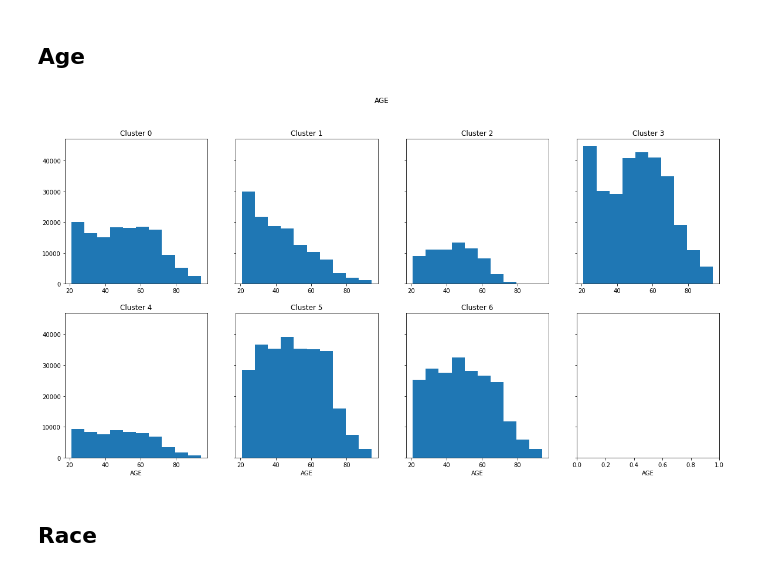
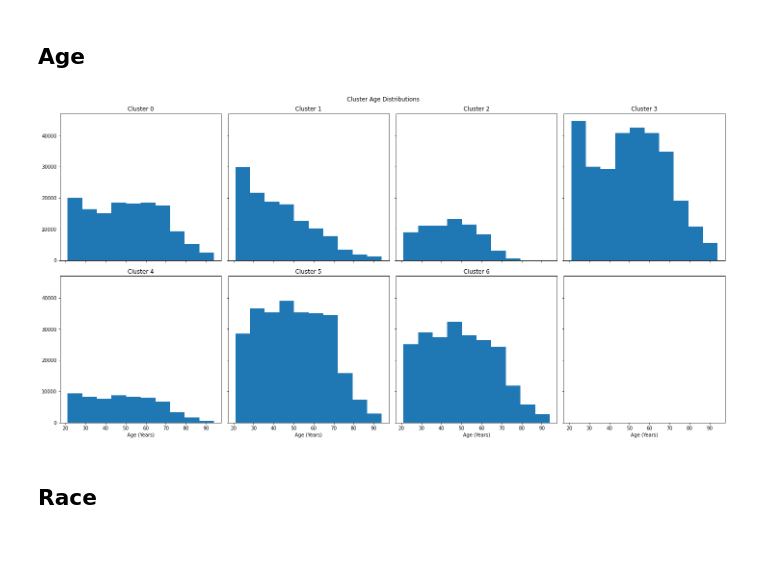
Before and after one commit to aren-kab/CDI-Capstone, a Jupyter notebook: 2019Clustering.ipynb, the cells around one changed output. Saved outputs shown, nothing was run; the diff lists cells and outputs as text; code cells hidden in the pictures; blank space fills up the shorter version.

```diff
--- a/2019Clustering.ipynb
+++ b/2019Clustering.ipynb
@@ -426,7 +477,7 @@ dfBb
 # %% [markdown]
 ## Commute Time
 # %%
-fig, axs = plt.subplots(2, 4, sharey=True, figsize=(20,10))
+fig, axs = plt.subplots(2, 4, sharex=True, figsize=(20,10))
 fig.suptitle("Cluster Commute Time Distributions")
 
 axs[0, 0].hist(clust0['TRANTIME'])
@@ -444,6 +495,7 @@ axs[1, 1].set_title('Cluster 5')
 axs[1, 2].hist(clust6['TRANTIME'])
 axs[1, 2].set_title('Cluster 6')
 
-for ax in axs.flat:
+plt.tight_layout()
+for ax in axs.flat[4:]:
     ax.set(xlabel='Commute Time (Minutes)')
 # %% [output]
@@ -451,7 +503,7 @@ for ax in axs.flat:
 # %% [markdown]
 ## Drinking Water
 # %%
-fig, axs = plt.subplots(2, 4, sharey=True, figsize=(20,10))
+fig, axs = plt.subplots(2, 4, figsize=(20,10))
 fig.suptitle("Cluster Drinking Water Distributions")
 
 axs[0, 0].hist(clust0['DrinkingWater'])
@@ -469,6 +521,7 @@ axs[1, 1].set_title('Cluster 5')
 axs[1, 2].hist(clust6['DrinkingWater'])
 axs[1, 2].set_title('Cluster 6')
 
+plt.tight_layout()
 for ax in axs.flat[4:]:
-    ax.set(xlabel='Clean Drinking Water')
+    ax.set(xlabel='% in a Given Area Whose Water Provider has a Violation ')
 # %% [output]
@@ -476,7 +529,7 @@ for ax in axs.flat[4:]:
 # %% [markdown]
 ## Early Education
 # %%
-fig, axs = plt.subplots(2, 4, sharey=True, figsize=(20,10))
+fig, axs = plt.subplots(2, 4, sharex=True, figsize=(20,10))
 fig.suptitle("Cluster Early Education Distributions")
 
 axs[0, 0].hist(clust0['EarlyEd'])
@@ -494,6 +547,7 @@ axs[1, 1].set_title('Cluster 5')
 axs[1, 2].hist(clust6['EarlyEd'])
 axs[1, 2].set_title('Cluster 6')
 
+plt.tight_layout()
 for ax in axs.flat[4:]:
-    ax.set(xlabel='Early Education')
+    ax.set(xlabel='% 3-4 Yr. Olds Enrolled in Preschool')
 # %% [output]
@@ -501,7 +555,7 @@ for ax in axs.flat[4:]:
 # %% [markdown]
 ## Prosperous Neighborhoods
 # %%
-fig, axs = plt.subplots(2, 4, sharey=True, figsize=(20,10))
+fig, axs = plt.subplots(2, 4, sharex=True, figsize=(20,10))
 fig.suptitle("Cluster Prosperous Neighborhoods Distributions")
 
 axs[0, 0].hist(clust0['ProspNeigh'])
@@ -519,6 +573,7 @@ axs[1, 1].set_title('Cluster 5')
 axs[1, 2].hist(clust6['ProspNeigh'])
 axs[1, 2].set_title('Cluster 6')
 
+plt.tight_layout()
 for ax in axs.flat[4:]:
-    ax.set(xlabel='Prosperous Neighborhoods')
+    ax.set(xlabel='% Residents Not Living in Areas of Concentrated Poverty')
 # %% [output]
@@ -528,28 +583,28 @@ for ax in axs.flat[4:]:
 # %% [markdown]
 ## Age
 # %%
-fig, axs = plt.subplots(2, 4, sharey=True, figsize=(20,10))
-fig.suptitle("AGE")
+fig, axs = plt.subplots(2, 4, sharey=True, sharex=True, figsize=(20,10))
+fig.suptitle("Cluster Age Distributions")
 
 axs[0, 0].hist(clust0['AGE'])
 axs[0, 0].set_title('Cluster 0')
 axs[0, 1].hist(clust1['AGE'])
 axs[0, 1].set_title('Cluster 1')
 axs[0, 2].hist(clust2['AGE'])
 axs[0, 2].set_title('Cluster 2')
 axs[0, 3].hist(clust3['AGE'])
 axs[0, 3].set_title('Cluster 3')
 axs[1, 0].hist(clust4['AGE'])
 axs[1, 0].set_title('Cluster 4')
 axs[1, 1].hist(clust5['AGE'])
 axs[1, 1].set_title('Cluster 5')
 axs[1, 2].hist(clust6['AGE'])
 axs[1, 2].set_title('Cluster 6')
 
-
+plt.tight_layout()
 for ax in axs.flat[4:]:
-    ax.set(xlabel='AGE')
+    ax.set(xlabel='Age (Years)')
 # %% [output]
-[figure, old version]
+[figure, new version]
 # %% [markdown]
 ## Race
```
Also changed, not shown: parts of 36 cells of this notebook.
